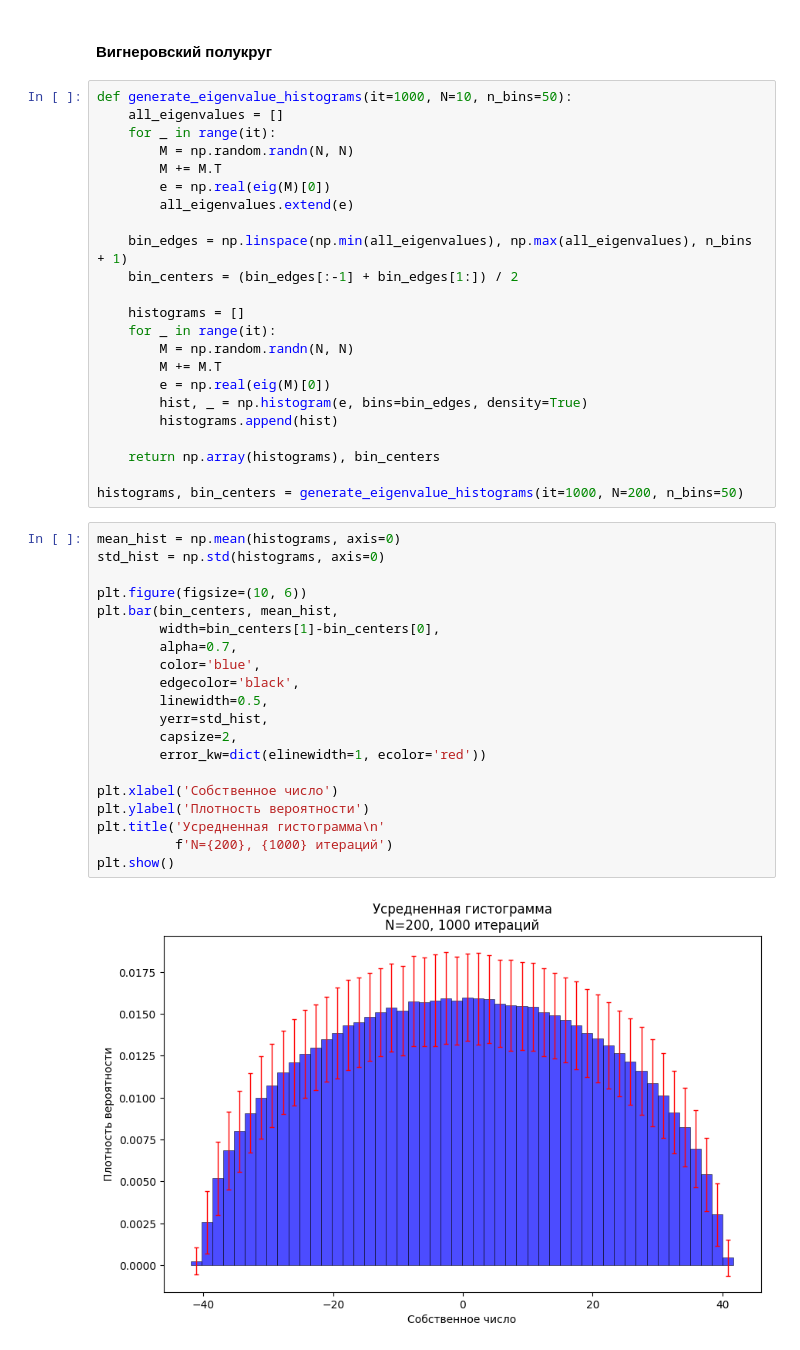
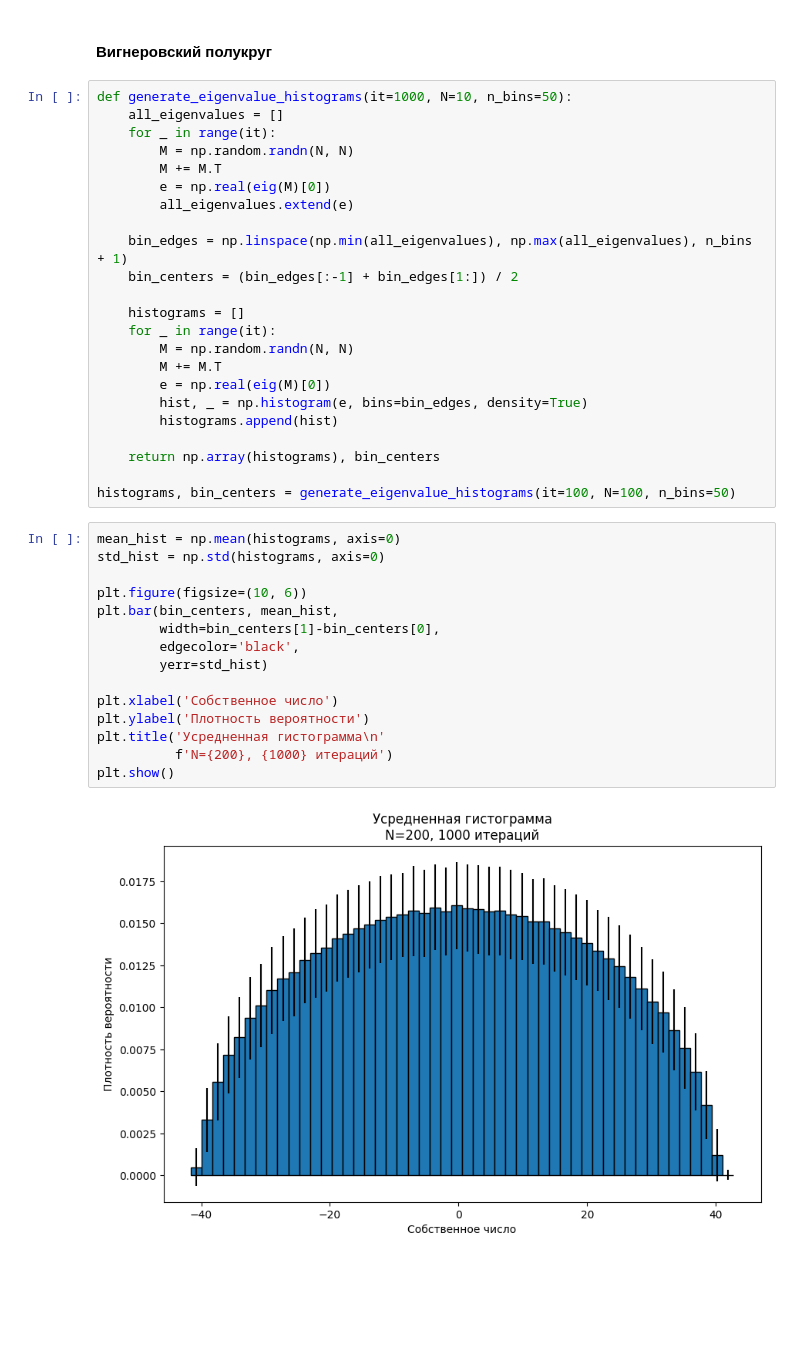
Before and after one commit to averageX56/vichmaty, a Jupyter notebook: Дз 1.ipynb, the cells around one changed output. Drawn from its saved outputs; the diff is of its cells as text; blank space fills up the shorter version.

```diff
--- a/Дз 1.ipynb
+++ b/Дз 1.ipynb
@@ -198,29 +249,24 @@ def generate_eigenvalue_histograms(it=1000, N=10, n_bins=50):
 
     return np.array(histograms), bin_centers
 
-histograms, bin_centers = generate_eigenvalue_histograms(it=1000, N=200, n_bins=50)
+histograms, bin_centers = generate_eigenvalue_histograms(it=100, N=100, n_bins=50)
 # %%
 mean_hist = np.mean(histograms, axis=0)
 std_hist = np.std(histograms, axis=0)
 
 plt.figure(figsize=(10, 6))
 plt.bar(bin_centers, mean_hist,
         width=bin_centers[1]-bin_centers[0],
-        alpha=0.7,
-        color='blue',
         edgecolor='black',
-        linewidth=0.5,
-        yerr=std_hist,
-        capsize=2,
-        error_kw=dict(elinewidth=1, ecolor='red'))
+        yerr=std_hist)
 
 plt.xlabel('Собственное число')
 plt.ylabel('Плотность вероятности')
 plt.title('Усредненная гистограмма\n'
           f'N={200}, {1000} итераций')
 plt.show()
 # %% [output]
-[figure, old version]
+[figure, new version]
 # %%
 import numpy as np
 import matplotlib.pyplot as plt
```
Also changed, not shown: parts of 10 cells of this notebook, 2 other files.
